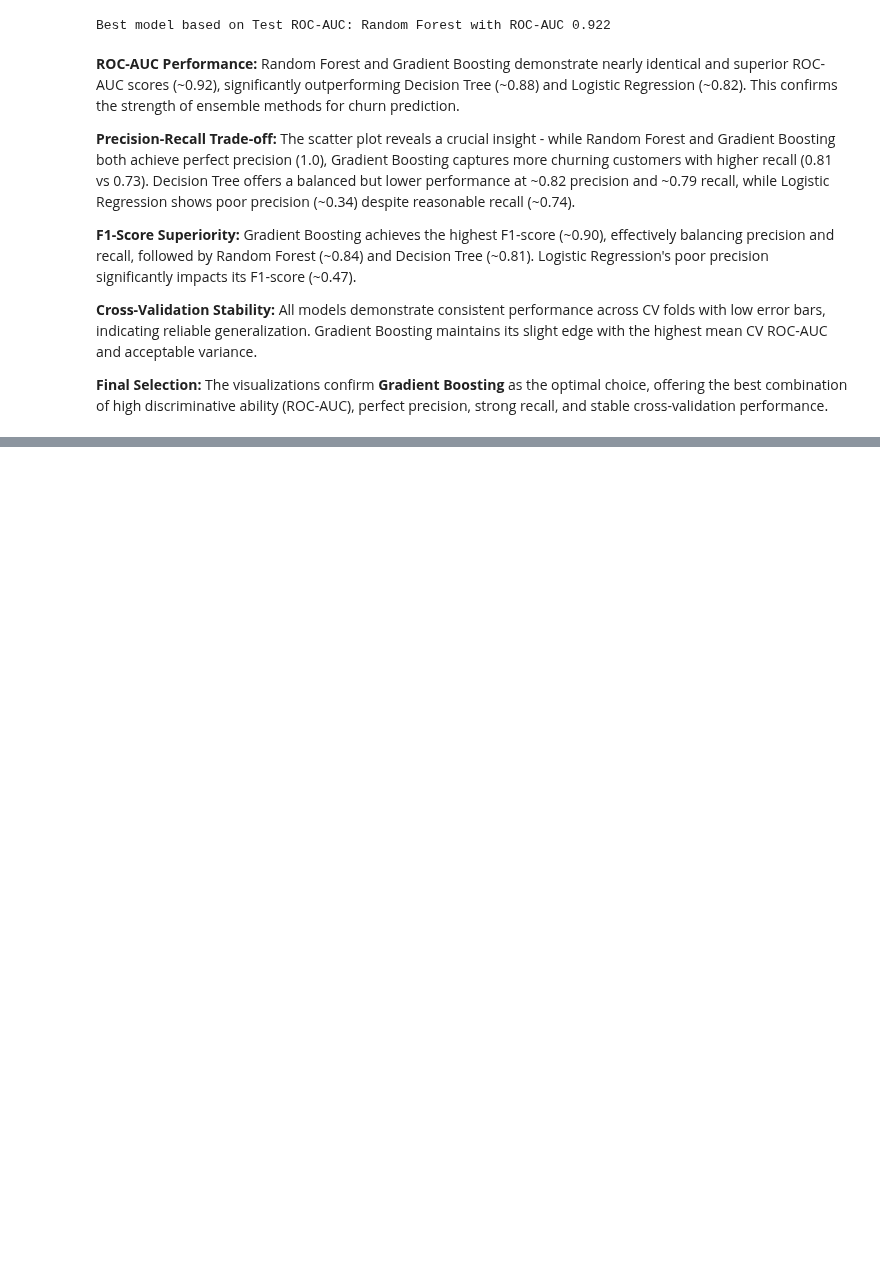
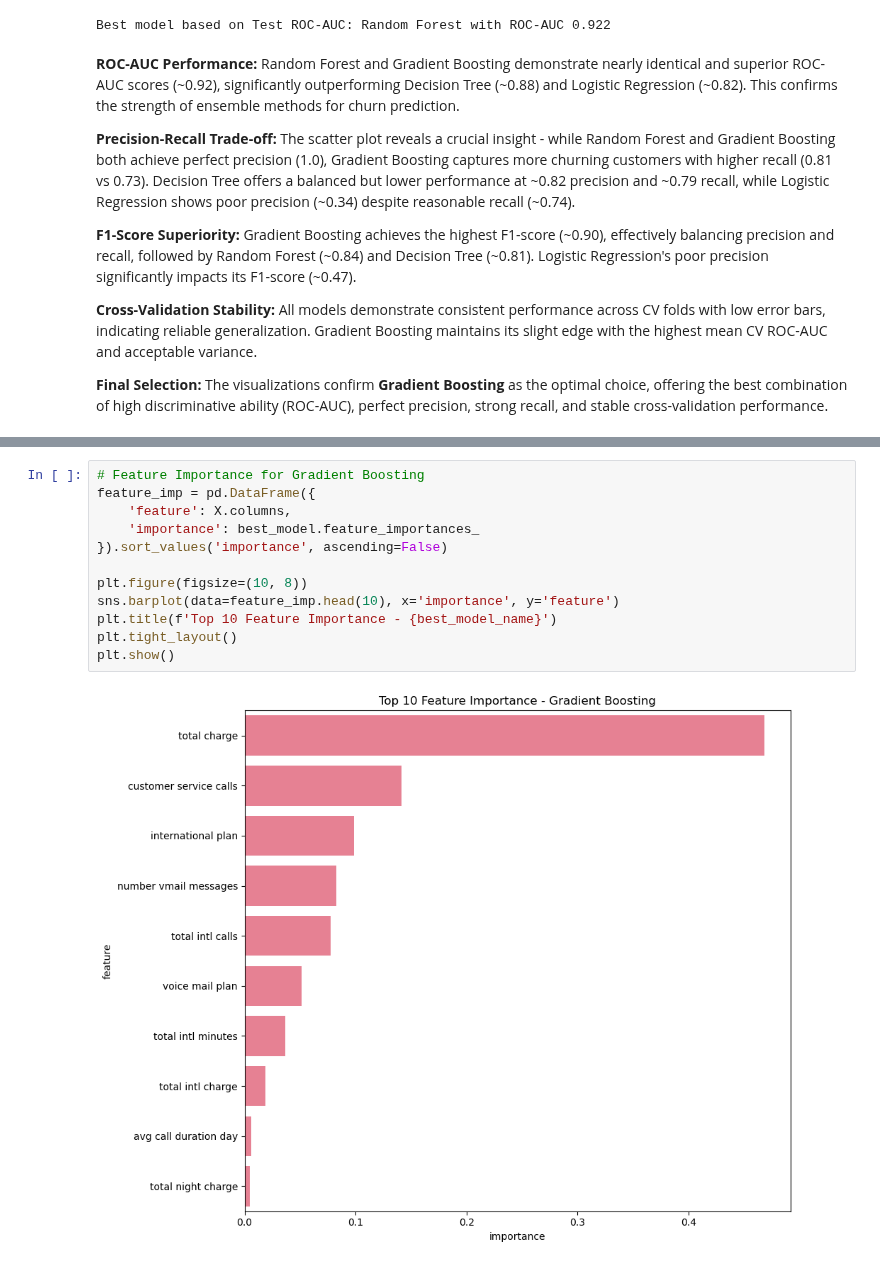
Before and after one commit to Tdoggie/phase-3-project, a Jupyter notebook: index.ipynb, the cells around one changed output, grey strips where cells are left out. Cells and saved outputs as stored; diff of their text form; blank space fills up the shorter version.

```diff
--- a/index.ipynb
+++ b/index.ipynb
@@ -640,0 +713,14 @@ Best model based on Test ROC-AUC: Random Forest with ROC-AUC 0.922
+# %%
+# Feature Importance for Gradient Boosting
+feature_imp = pd.DataFrame({
+    'feature': X.columns,
+    'importance': best_model.feature_importances_
+}).sort_values('importance', ascending=False)
+
+plt.figure(figsize=(10, 8))
+sns.barplot(data=feature_imp.head(10), x='importance', y='feature')
+plt.title(f'Top 10 Feature Importance - {best_model_name}')
+plt.tight_layout()
+plt.show()
+# %% [output]
+[figure, added]
```
Also changed, not shown: parts of 6 cells of this notebook.
